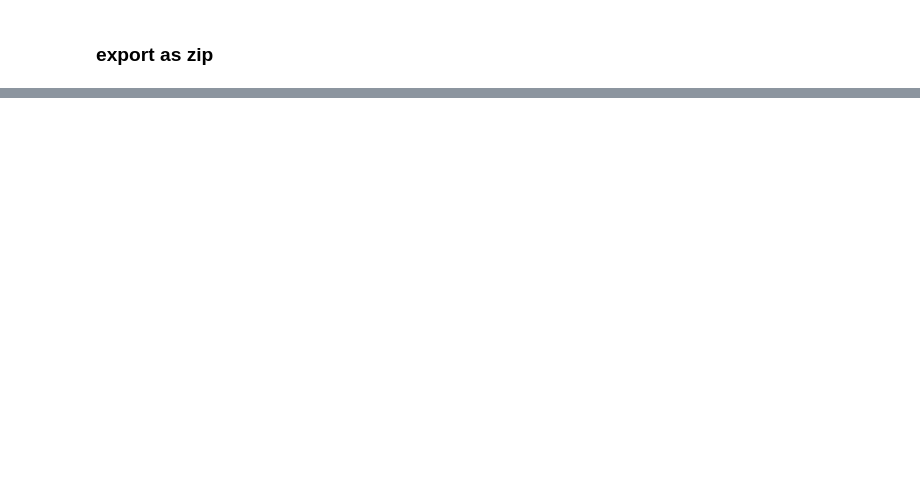
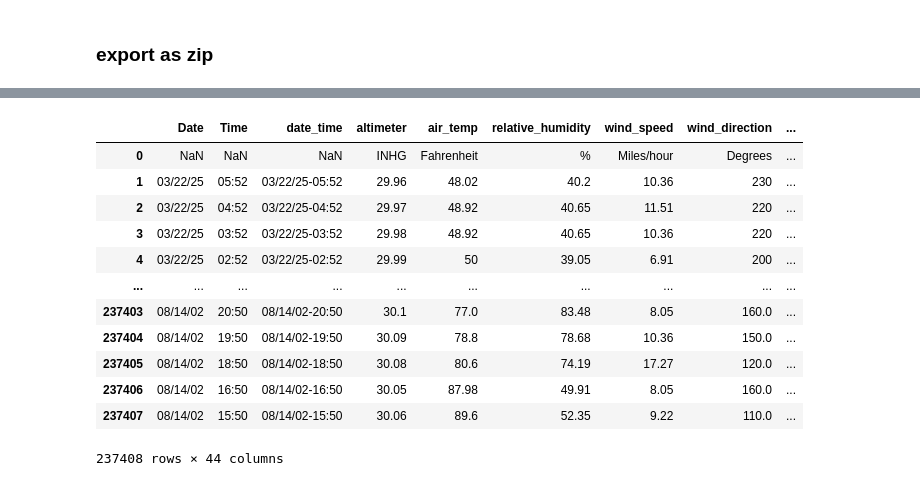
Before and after one commit to brianna-mitri/project-4, a Jupyter notebook: Preprocessing/cleaning_weather.ipynb, the cells around one changed output, grey strips where cells are left out. Drawn from its saved outputs; the diff is of its cells as text; code cells hidden in the pictures; blank space fills up the shorter version.

```diff
--- a/Preprocessing/cleaning_weather.ipynb
+++ b/Preprocessing/cleaning_weather.ipynb
@@ -618,0 +682,36 @@ weather2_df.to_csv(
+# %%
+# Path to your "Weather" folder
+folder_path = '../Resources/Weather'
+
+# List out all CSV files in the folder
+csv_files = [f for f in os.listdir(folder_path) if f.endswith('.csv')]
+
+# Create a dictionary to hold the DataFrames
+dfs = {}
+
+for csv_file in csv_files:
+    # Create the full path to the CSV file
+    file_path = os.path.join(folder_path, csv_file)
+
+    # Read the CSV into a DataFrame
+    df = pd.read_csv(file_path)
+
+    # You can use the filename (minus .csv) as the dictionary key
+    key_name = csv_file.replace('.csv', '')
+    dfs[key_name] = df
+# %%
+dfs['KCLT_1997-2025']
+# %% [output]
+|  | Date | Time | date_time | altimeter | air_temp | relative_humidity | wind_speed | wind_direction | ... |
+| 0 | NaN | NaN | NaN | INHG | Fahrenheit | % | Miles/hour | Degrees | ... |
+| 1 | 03/22/25 | 05:52 | 03/22/25-05:52 | 29.96 | 48.02 | 40.2 | 10.36 | 230 | ... |
+| 2 | 03/22/25 | 04:52 | 03/22/25-04:52 | 29.97 | 48.92 | 40.65 | 11.51 | 220 | ... |
+| 3 | 03/22/25 | 03:52 | 03/22/25-03:52 | 29.98 | 48.92 | 40.65 | 10.36 | 220 | ... |
+| 4 | 03/22/25 | 02:52 | 03/22/25-02:52 | 29.99 | 50 | 39.05 | 6.91 | 200 | ... |
+| ... | ... | ... | ... | ... | ... | ... | ... | ... | ... |
+| 237403 | 08/14/02 | 20:50 | 08/14/02-20:50 | 30.1 | 77.0 | 83.48 | 8.05 | 160.0 | ... |
+| 237404 | 08/14/02 | 19:50 | 08/14/02-19:50 | 30.09 | 78.8 | 78.68 | 10.36 | 150.0 | ... |
+| 237405 | 08/14/02 | 18:50 | 08/14/02-18:50 | 30.08 | 80.6 | 74.19 | 17.27 | 120.0 | ... |
+| 237406 | 08/14/02 | 16:50 | 08/14/02-16:50 | 30.05 | 87.98 | 49.91 | 8.05 | 160.0 | ... |
+| 237407 | 08/14/02 | 15:50 | 08/14/02-15:50 | 30.06 | 89.6 | 52.35 | 9.22 | 110.0 | ... |
+237408 rows × 44 columns
```
Also changed, not shown: parts of 33 cells of this notebook, 5 other files.
